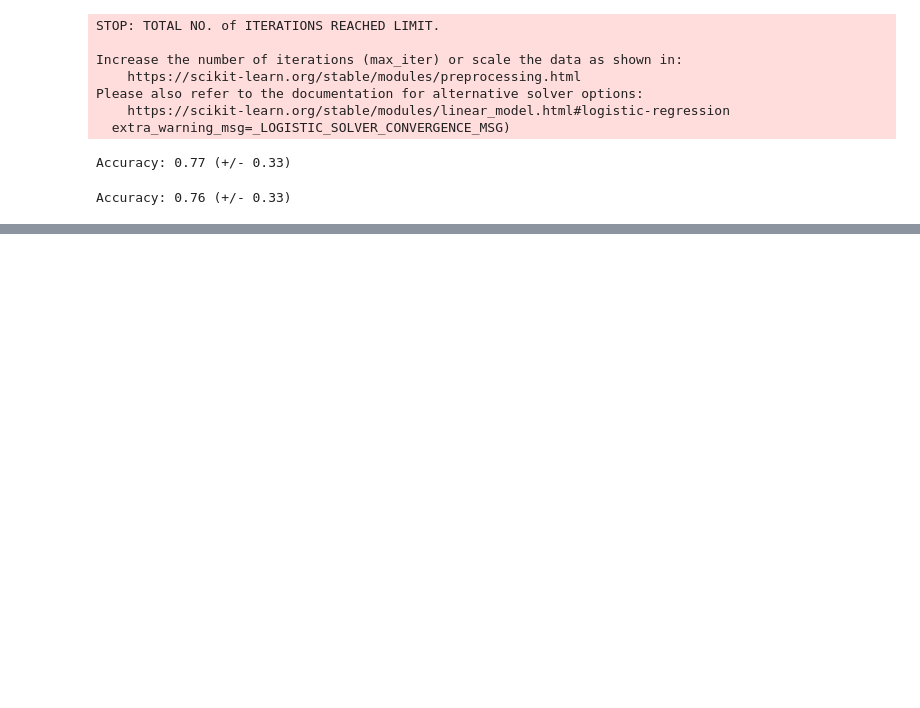
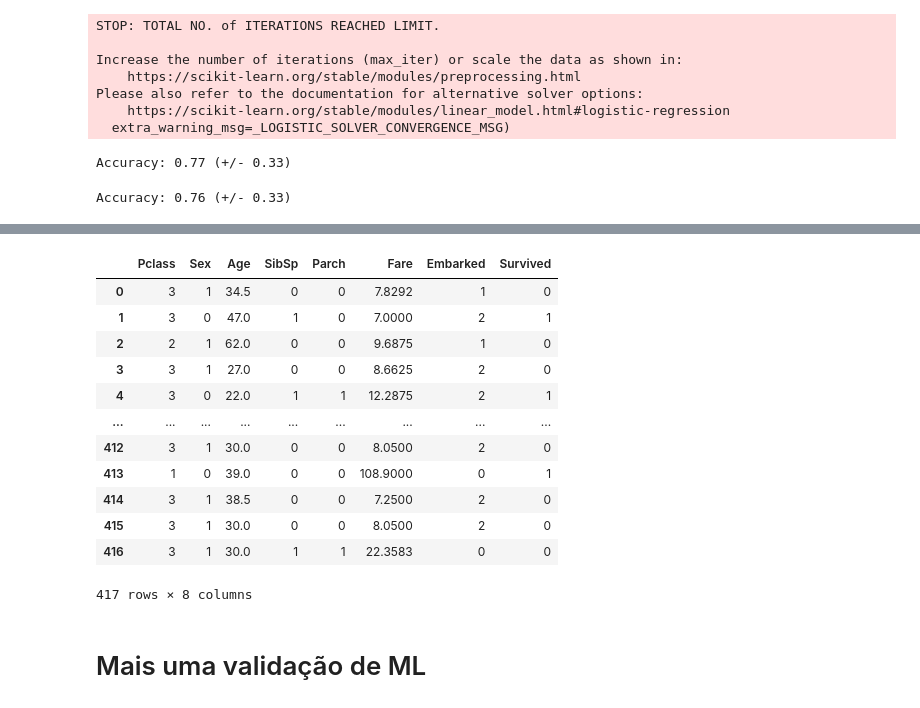
Before and after one commit to AdrianoFMP/titanic_AdrianoML, a Jupyter notebook: Tita.ipynb, the cells around one changed output, grey strips where cells are left out. Saved outputs shown, nothing was run; the diff lists cells and outputs as text; code cells hidden in the pictures; blank space fills up the shorter version.

```diff
--- a/Tita.ipynb
+++ b/Tita.ipynb
@@ -919,0 +1017,22 @@ Accuracy: 0.76 (+/- 0.33)
+# %%
+df_tita_test["Sex"] = le_s.transform(df_tita_test.Sex)
+
+df_tita_test["Embarked"] = le_e.transform(df_tita_test.Embarked)
+
+df_tita_test
+# %% [output]
+|  | Pclass | Sex | Age | SibSp | Parch | Fare | Embarked | Survived |
+| 0 | 3 | 1 | 34.5 | 0 | 0 | 7.8292 | 1 | 0 |
+| 1 | 3 | 0 | 47.0 | 1 | 0 | 7.0000 | 2 | 1 |
+| 2 | 2 | 1 | 62.0 | 0 | 0 | 9.6875 | 1 | 0 |
+| 3 | 3 | 1 | 27.0 | 0 | 0 | 8.6625 | 2 | 0 |
+| 4 | 3 | 0 | 22.0 | 1 | 1 | 12.2875 | 2 | 1 |
+| ... | ... | ... | ... | ... | ... | ... | ... | ... |
+| 412 | 3 | 1 | 30.0 | 0 | 0 | 8.0500 | 2 | 0 |
+| 413 | 1 | 0 | 39.0 | 0 | 0 | 108.9000 | 0 | 1 |
+| 414 | 3 | 1 | 38.5 | 0 | 0 | 7.2500 | 2 | 0 |
+| 415 | 3 | 1 | 30.0 | 0 | 0 | 8.0500 | 2 | 0 |
+| 416 | 3 | 1 | 30.0 | 1 | 1 | 22.3583 | 0 | 0 |
+417 rows × 8 columns
+# %% [markdown]
+# Mais uma validação de ML
```
Also changed, not shown: parts of 43 cells of this notebook, 2 other files.
